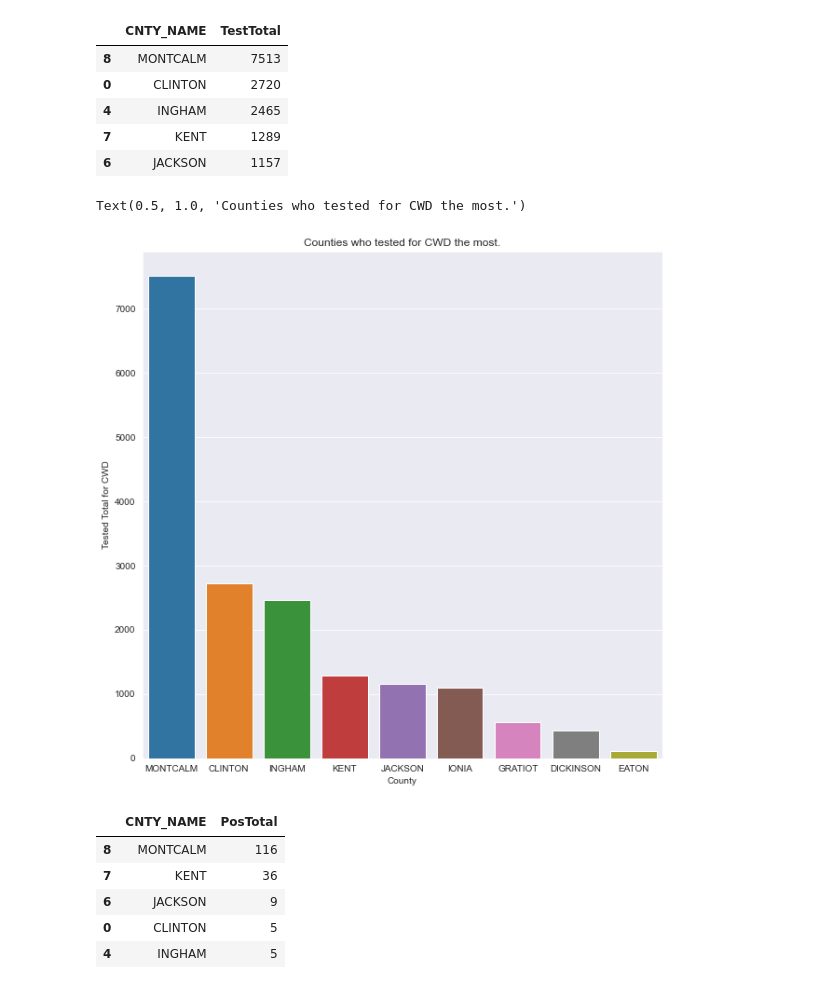
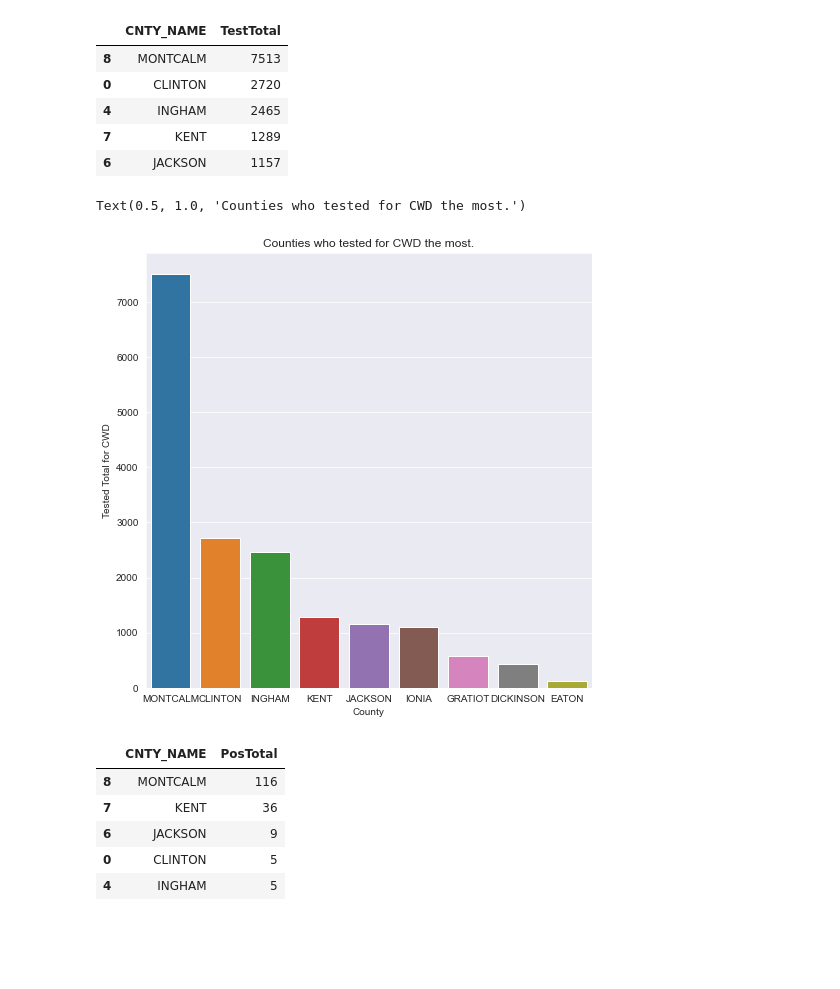
Before and after one commit to Ambush3/Michigan-Deer-CWD, a Jupyter notebook: CWD.ipynb, the cells around one changed output. Saved outputs shown, nothing was run; the diff lists cells and outputs as text; code cells hidden in the pictures; blank space fills up the shorter version.

```diff
--- a/CWD.ipynb
+++ b/CWD.ipynb
@@ -92,14 +92,14 @@ cwd1.head()
 | 6 | JACKSON | 1157 |
 # %%
 cwd1 = cwd1[:]
-plt.figure(figsize=(10,10))
+plt.figure(figsize=(8,8))
 sns.set_style('darkgrid')
 p = sns.barplot(x='CNTY_NAME', y='TestTotal', data=cwd1)
 p.set(xlabel='County', ylabel='Tested Total for CWD')
 p.set_title("Counties who tested for CWD the most.")
 # %% [output]
 Text(0.5, 1.0, 'Counties who tested for CWD the most.')
-[figure, old version]
+[figure, new version]
 # %%
 cwd2 = data_clean.groupby('CNTY_NAME', as_index=False, sort=True)['PosTotal'].sum()
 cwd2 = cwd2.sort_values('PosTotal', ascending=False)
```
Also changed, not shown: parts of 6 cells of this notebook.
